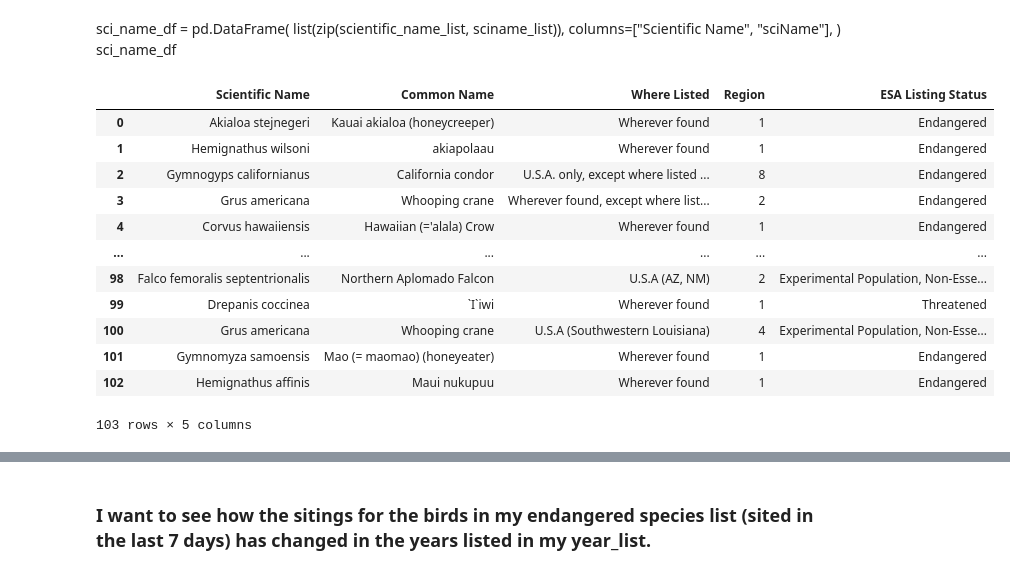
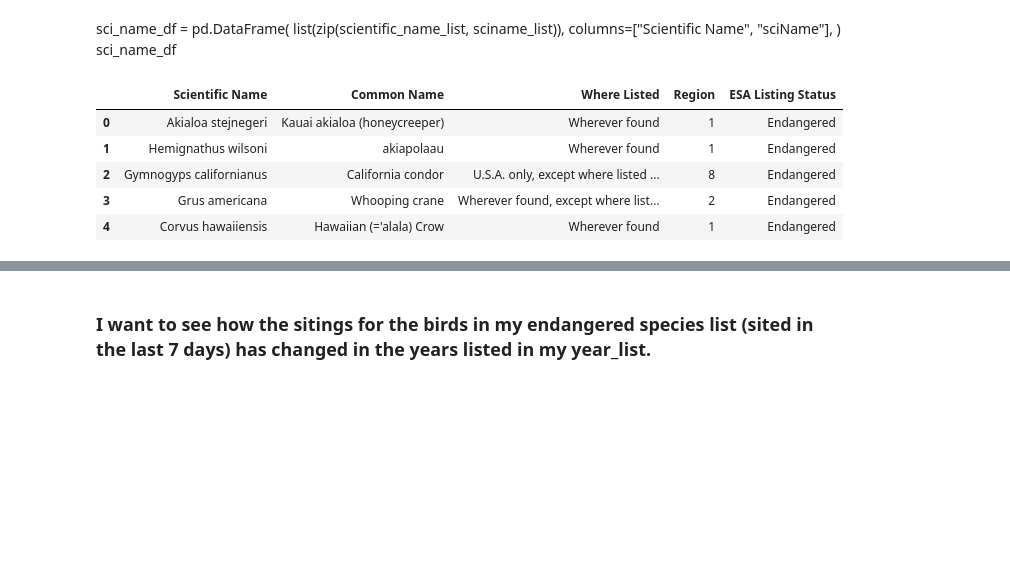
Before and after one commit to RachelLeeReynolds85/project1, a Jupyter notebook: Endangered_Birds/endangered_birds.ipynb, the cells around one changed output, grey strips where cells are left out. Saved outputs shown, nothing was run; the diff lists cells and outputs as text; code cells hidden in the pictures; blank space fills up the shorter version.

```diff
--- a/Endangered_Birds/endangered_birds.ipynb
+++ b/Endangered_Birds/endangered_birds.ipynb
@@ -124,19 +112,12 @@ sci_name_df = pd.DataFrame(
 )
 sci_name_df
 # %%
-endangered_df
+endangered_df.head()
 # %% [output]
 |  | Scientific Name | Common Name | Where Listed | Region | ESA Listing Status |
 | 0 | Akialoa stejnegeri | Kauai akialoa (honeycreeper) | Wherever found | 1 | Endangered |
 | 1 | Hemignathus wilsoni | akiapolaau | Wherever found | 1 | Endangered |
 | 2 | Gymnogyps californianus | California condor | U.S.A. only, except where listed ... | 8 | Endangered |
 | 3 | Grus americana | Whooping crane | Wherever found, except where list... | 2 | Endangered |
 | 4 | Corvus hawaiiensis | Hawaiian (='alala) Crow | Wherever found | 1 | Endangered |
-| ... | ... | ... | ... | ... | ... |
-| 98 | Falco femoralis septentrionalis | Northern Aplomado Falcon | U.S.A (AZ, NM) | 2 | Experimental Population, Non-Esse... |
-| 99 | Drepanis coccinea | `I`iwi | Wherever found | 1 | Threatened |
-| 100 | Grus americana | Whooping crane | U.S.A (Southwestern Louisiana) | 4 | Experimental Population, Non-Esse... |
-| 101 | Gymnomyza samoensis | Mao (= maomao) (honeyeater) | Wherever found | 1 | Endangered |
-| 102 | Hemignathus affinis | Maui nukupuu | Wherever found | 1 | Endangered |
-103 rows × 5 columns
 # %%
```
Also changed, not shown: parts of 26 cells of this notebook, 15 other files.
